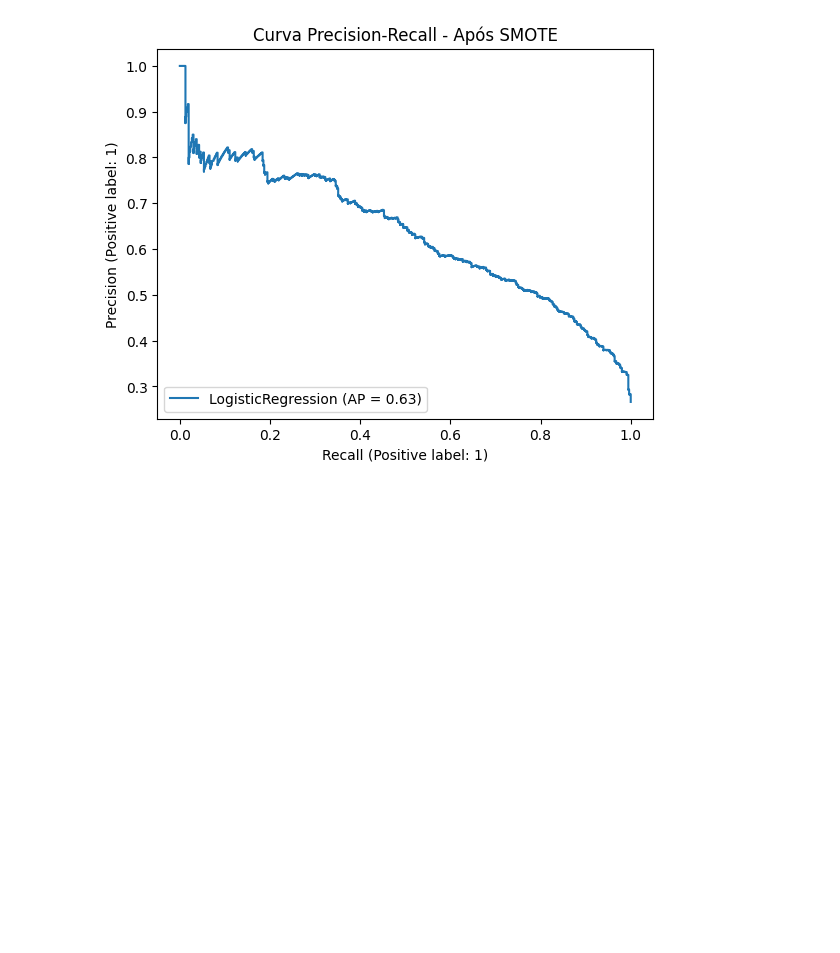
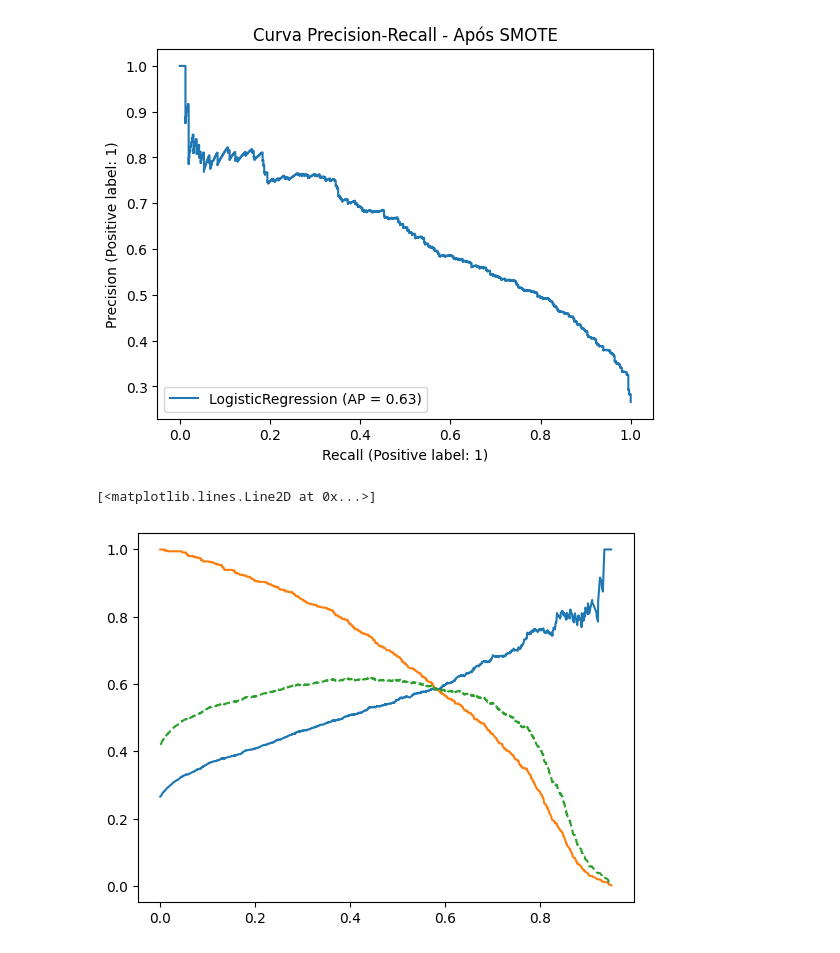
Before and after one commit to moises-rb/Analise_Dados, a Jupyter notebook: Telecom_X_PrevendoChurn/notebooks/02_Modelagem_PrevChurnTelco.ipynb, the cells around one changed output. Saved outputs shown, nothing was run; the diff lists cells and outputs as text; code cells hidden in the pictures; blank space fills up the shorter version.

```diff
--- a/Telecom_X_PrevendoChurn/notebooks/02_Modelagem_PrevChurnTelco.ipynb
+++ b/Telecom_X_PrevendoChurn/notebooks/02_Modelagem_PrevChurnTelco.ipynb
@@ -257,3 +260,8 @@ plt.title("Curva Precision-Recall - Após SMOTE")
 plt.show()
 # %% [output]
 [figure]
+# %%
+y_proba = modelo_smote.predict_proba(X_test)[:, 1]
+# %%
+precision, recall, thresholds = precision_recall_curve(y_test, y_proba)
+f1 = 2 * (precision * recall) / (precision + recall + 1e-8)
@@ -259,0 +271,7 @@ plt.show()
+# %%
+plt.plot(thresholds, precision[:-1], label="Precisão")
+plt.plot(thresholds, recall[:-1], label="Revocação")
+plt.plot(thresholds, f1[:-1], label="F1-Score", linestyle="--")
+# %% [output]
+[<matplotlib.lines.Line2D at 0x...>]
+[figure, added]
```
Also changed, not shown: parts of 12 cells of this notebook, 7 other files.
